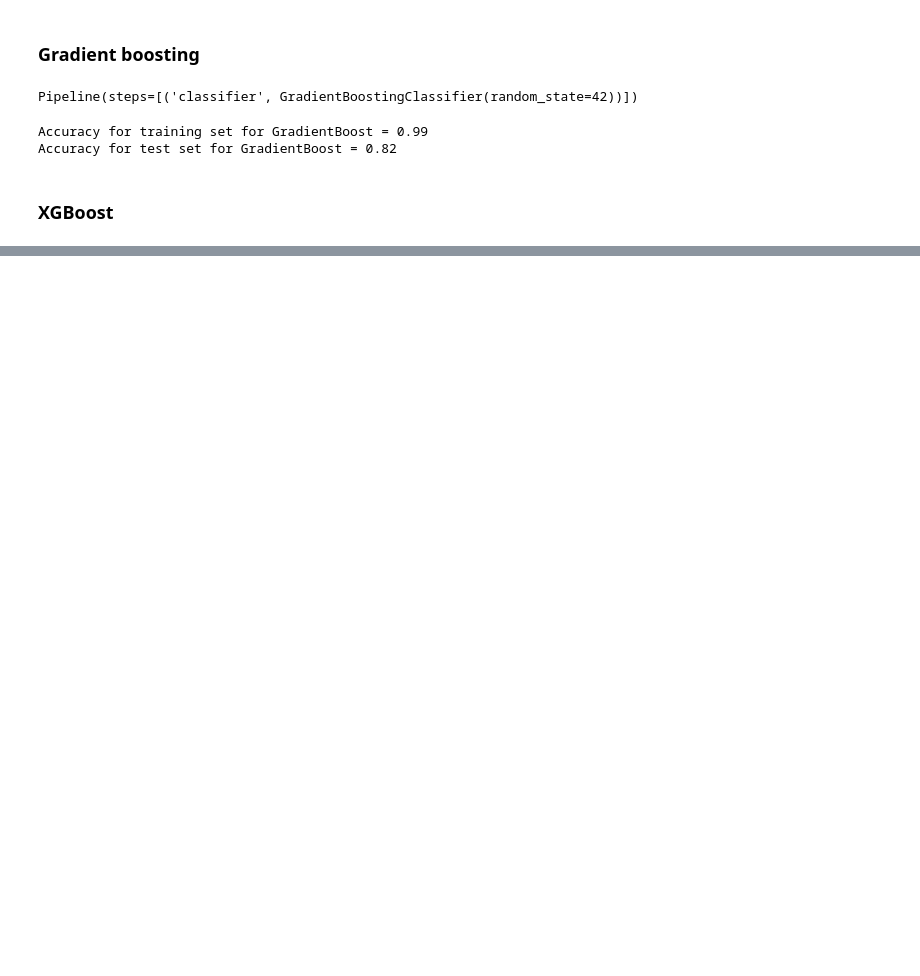
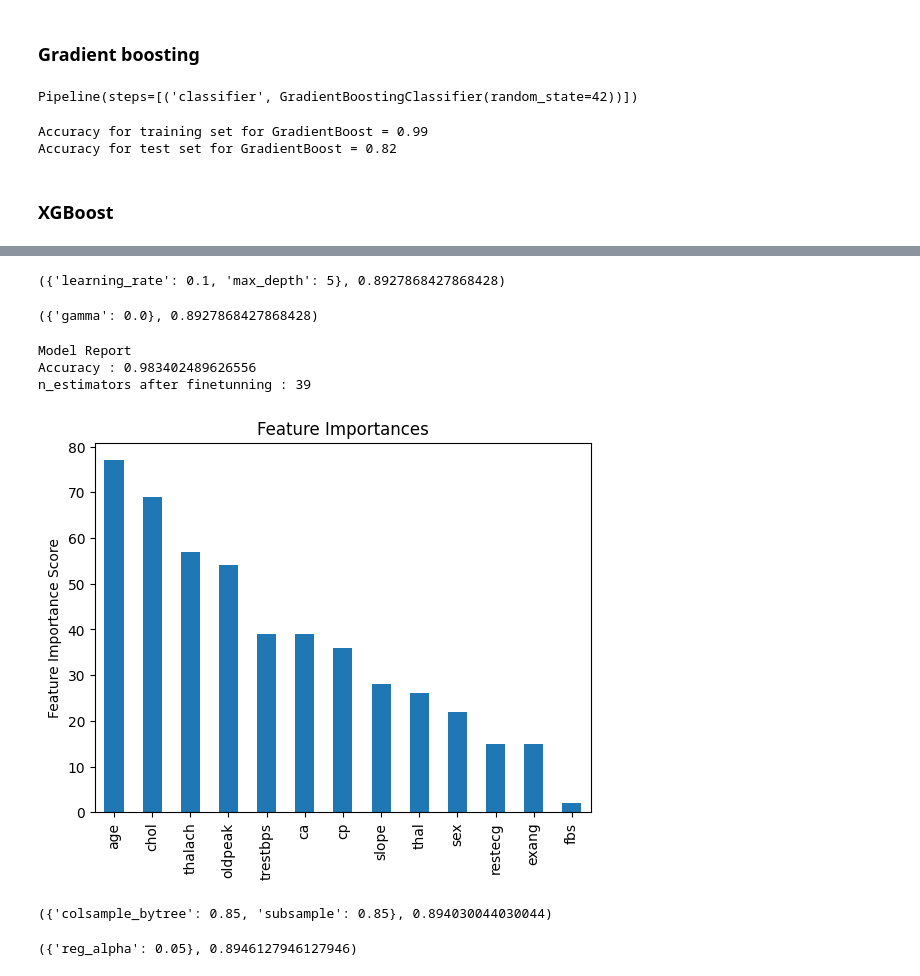
Before and after one commit to T-Sunm/Heart-Disease-Prediction, a Jupyter notebook: heart_desease_prediction.ipynb, the cells around one changed output, grey strips where cells are left out. Saved outputs shown, nothing was run; the diff lists cells and outputs as text; code cells hidden in the pictures; blank space fills up the shorter version.

```diff
--- a/heart_desease_prediction.ipynb
+++ b/heart_desease_prediction.ipynb
@@ -395,0 +491,57 @@ Accuracy for test set for XGBoost = 0.84
+# %%
+param_test1 = {
+    'max_depth': [4, 5, 6, 7, 8, 9, 10],
+    'learning_rate': [0.01, 0.05, 0.1, 0.3, 0.5, 1]
+}
+gsearch1 = GridSearchCV(estimator=XGBClassifier(learning_rate=0.1, n_estimators=37, max_depth=5, gamma=0, subsample=0.8, colsample_bytree=0.8,
+                                                objective='binary:logistic', nthread=4, seed=27, n_jobs=4),
+                        param_grid=param_test1, scoring='roc_auc', n_jobs=4, cv=5)
+gsearch1.fit(X_train, y_train)
+gsearch1.best_params_, gsearch1.best_score_
+# %% [output]
+({'learning_rate': 0.1, 'max_depth': 5}, 0.8927868427868428)
+# %%
+param_test2 = {
+    'gamma': [i / 10.0 for i in range(0, 5)]
+}
+gsearch2 = GridSearchCV(estimator=XGBClassifier(learning_rate=0.1, n_estimators=37, max_depth=5, gamma=0, subsample=0.8, colsample_bytree=0.8,
+                                                objective='binary:logistic', nthread=4, seed=27, n_jobs=4),
+                        param_grid=param_test2, scoring='roc_auc', n_jobs=4, cv=5)
+gsearch2.fit(X_train, y_train)
+gsearch2.best_params_, gsearch2.best_score_
+# %% [output]
+({'gamma': 0.0}, 0.8927868427868428)
+# %%
+xgb2 = XGBClassifier(
+    learning_rate=0.1, n_estimators=1000, max_depth=5, gamma=0.1, subsample=0.8, colsample_bytree=0.8,
+    objective='binary:logistic', nthread=4, seed=27, n_jobs=4)
+modelfit(xgb2, X_train, y_train)
+print("n_estimators after finetunning :", xgb2.get_params()['n_estimators'])
+# %% [output]
+Model Report
+Accuracy : 0.983402489626556
+n_estimators after finetunning : 39
+[figure, added]
+# %%
+param_test3 = {
+    'subsample': [i / 100.0 for i in range(75, 90, 5)],
+    'colsample_bytree': [i / 100.0 for i in range(75, 90, 5)]
+}
+gsearch3 = GridSearchCV(estimator=XGBClassifier(learning_rate=0.1, n_estimators=39, max_depth=5, gamma=0.1, subsample=0.8, colsample_bytree=0.8,
+                                                objective='binary:logistic', nthread=4, seed=27, n_jobs=4),
+                        param_grid=param_test3, scoring='roc_auc', n_jobs=4, cv=5)
+gsearch3.fit(X_train, y_train)
+gsearch3.best_params_, gsearch3.best_score_
+# %% [output]
+({'colsample_bytree': 0.85, 'subsample': 0.85}, 0.894030044030044)
+# %%
+param_test4 = {
+    'reg_alpha': [0, 0.001, 0.005, 0.01, 0.05]
+}
+gsearch4 = GridSearchCV(estimator=XGBClassifier(learning_rate=0.1, n_estimators=37, max_depth=5, gamma=0.1, subsample=0.85, colsample_bytree=0.85,
+                                                objective='binary:logistic', nthread=4, seed=27, n_jobs=4),
+                        param_grid=param_test4, scoring='roc_auc', n_jobs=4, cv=5)
+gsearch4.fit(X_train, y_train)
+gsearch4.best_params_, gsearch4.best_score_
+# %% [output]
+({'reg_alpha': 0.05}, 0.8946127946127946)
```
Also changed, not shown: parts of 15 cells of this notebook.
